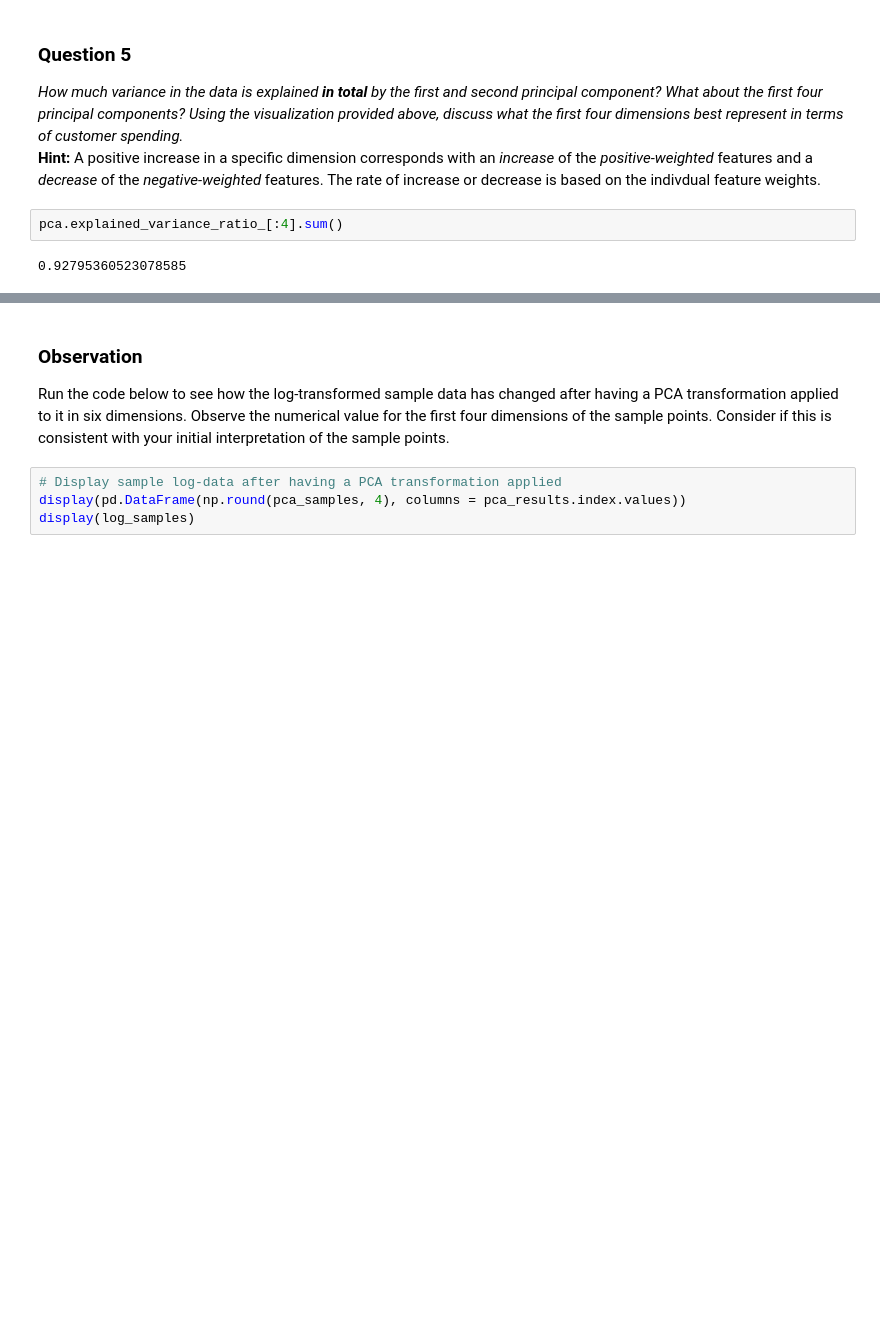
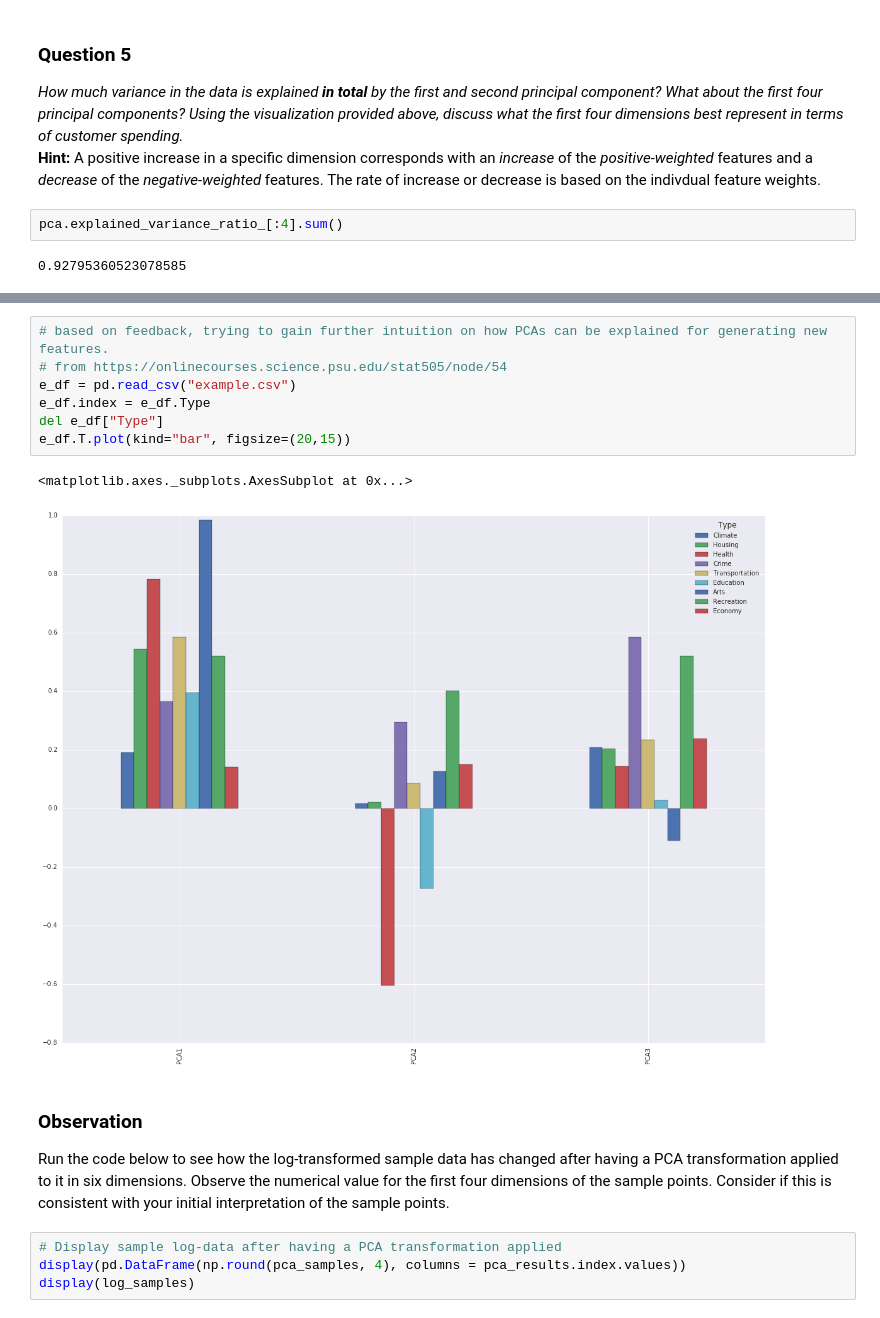
Before and after one commit to karsiyakalilar/udacity_ml_engineer_assignments, a Jupyter notebook: customer_segments.ipynb, the cells around one changed output, grey strips where cells are left out. Drawn from its saved outputs; the diff is of its cells as text; blank space fills up the shorter version.

```diff
--- a/customer_segments.ipynb
+++ b/customer_segments.ipynb
@@ -376,3 +437,13 @@ pca.explained_variance_ratio_[:4].sum()
+# %%
+# based on feedback, trying to gain further intuition on how PCAs can be explained for generating new features.
+# from https://onlinecourses.science.psu.edu/stat505/node/54
+e_df = pd.read_csv("example.csv")
+e_df.index = e_df.Type
+del e_df["Type"]
+e_df.T.plot(kind="bar", figsize=(20,15))
+# %% [output]
+<matplotlib.axes._subplots.AxesSubplot at 0x...>
+[figure, added]
 # %% [markdown]
 ### Observation
 Run the code below to see how the log-transformed sample data has changed after having a PCA transformation applied to it in six dimensions. Observe the numerical value for the first four dimensions of the sample points. Consider if this is consistent with your initial interpretation of the sample points.
```
Also changed, not shown: parts of 20 cells of this notebook.
